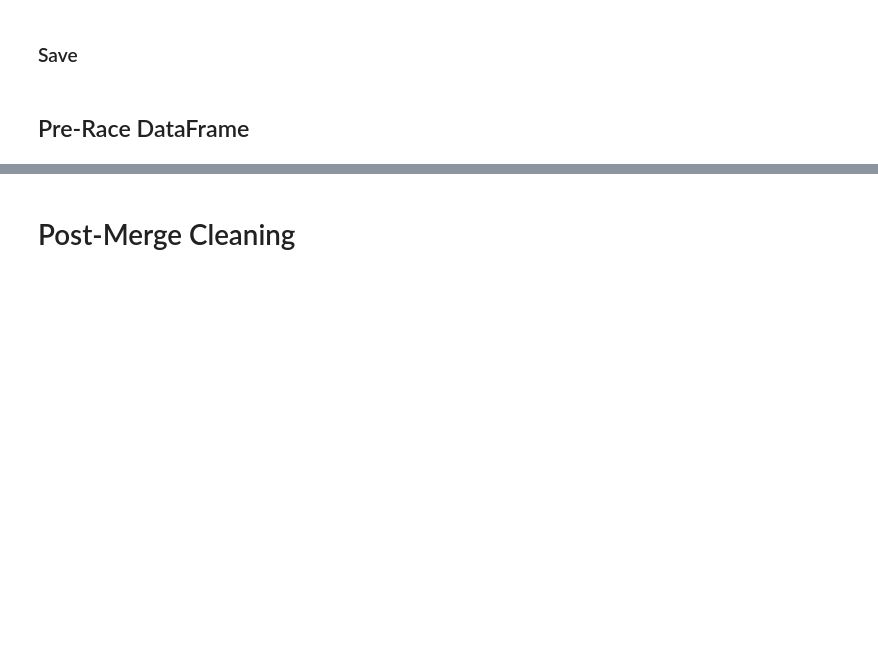
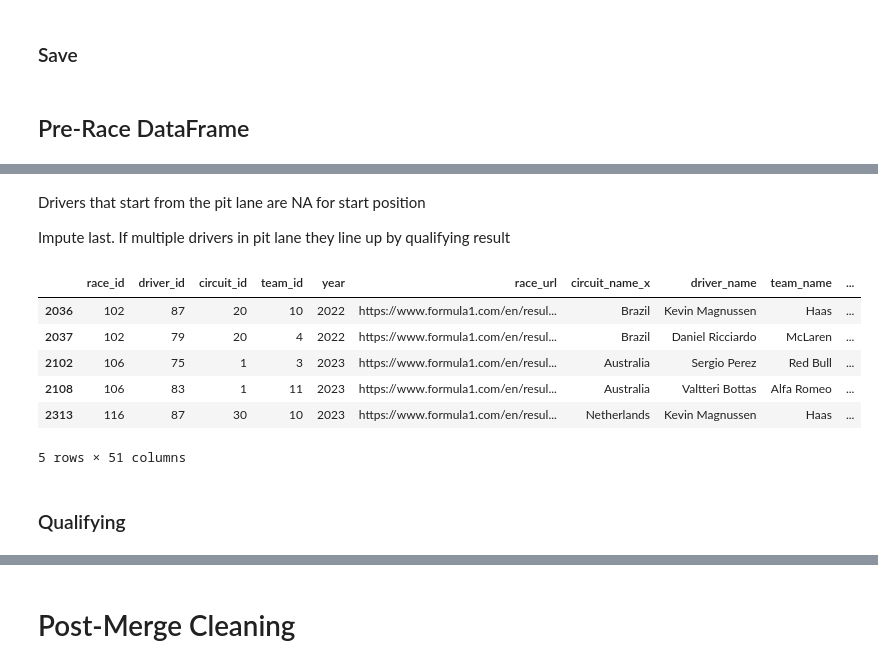
Before and after one commit to JackRWilson/Formula-1-Predictions-Project, a Jupyter notebook: notebooks/data_cleaning.ipynb, the cells around one changed output, grey strips where cells are left out. Cells and saved outputs as stored; diff of their text form; code cells hidden in the pictures; blank space fills up the shorter version.

```diff
--- a/notebooks/data_cleaning.ipynb
+++ b/notebooks/data_cleaning.ipynb
@@ -2156,0 +2192,16 @@ f1_data_mq2.to_csv('../data/intermediate/f1_data_pre_race_raw.csv', encoding='ut
+# %% [markdown]
+Drivers that start from the pit lane are NA for start position
+
+Impute last. If multiple drivers in pit lane they line up by qualifying result
+# %%
+f1_data_mr1[f1_data_mr1['start_position'].isna()].tail()
+# %% [output]
+|  | race_id | driver_id | circuit_id | team_id | year | race_url | circuit_name_x | driver_name | team_name | ... |
+| 2036 | 102 | 87 | 20 | 10 | 2022 | https://www.formula1.com/en/resul... | Brazil | Kevin Magnussen | Haas | ... |
+| 2037 | 102 | 79 | 20 | 4 | 2022 | https://www.formula1.com/en/resul... | Brazil | Daniel Ricciardo | McLaren | ... |
+| 2102 | 106 | 75 | 1 | 3 | 2023 | https://www.formula1.com/en/resul... | Australia | Sergio Perez | Red Bull | ... |
+| 2108 | 106 | 83 | 1 | 11 | 2023 | https://www.formula1.com/en/resul... | Australia | Valtteri Bottas | Alfa Romeo | ... |
+| 2313 | 116 | 87 | 30 | 10 | 2023 | https://www.formula1.com/en/resul... | Netherlands | Kevin Magnussen | Haas | ... |
+5 rows × 51 columns
+# %% [markdown]
+### Qualifying
```
Also changed, not shown: parts of 15 cells of this notebook, 1 other file.
